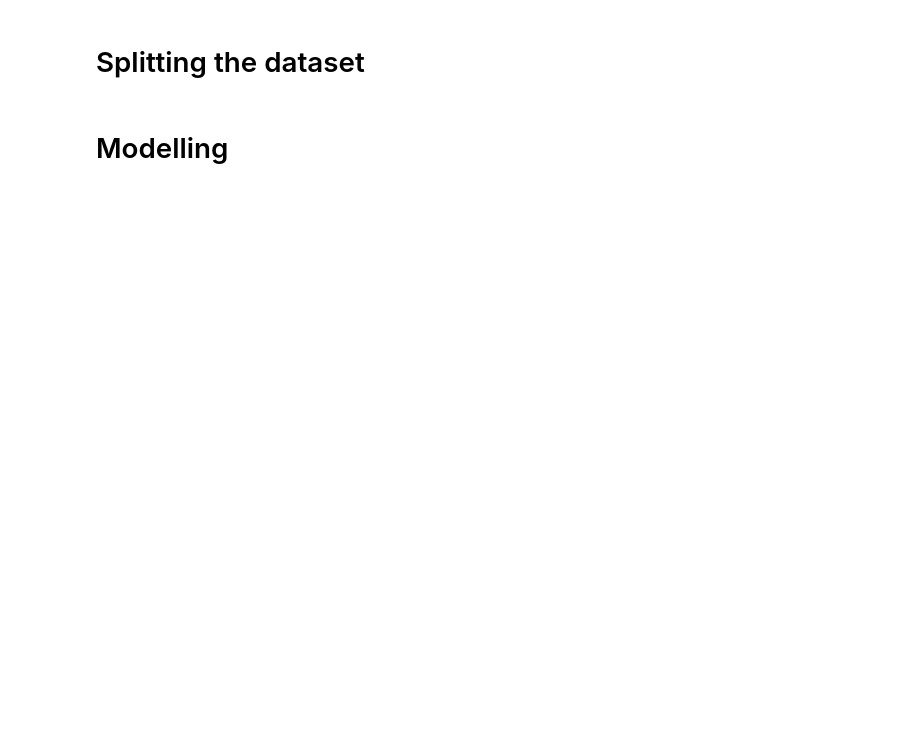
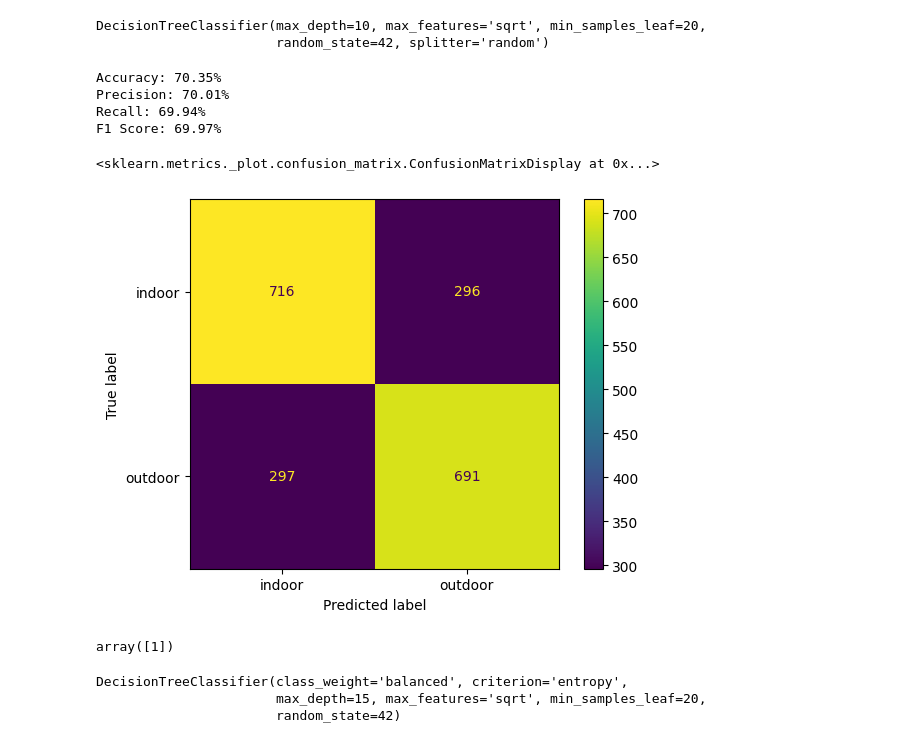
Before and after one commit to BhavyaPatel25/Museum-View-Detection, a Jupyter notebook: Decision Tree.ipynb, the cells around one changed output. Saved outputs shown, nothing was run; the diff lists cells and outputs as text; code cells hidden in the pictures; blank space fills up the shorter version.

```diff
--- a/Decision Tree.ipynb
+++ b/Decision Tree.ipynb
@@ -16,22 +19,65 @@ def load_images_from_folder(folder, label):
     labels = []
     for filename in os.listdir(folder):
         img = Image.open(os.path.join(folder, filename))
-        img = img.resize((224, 224))
-        img = img.convert('L')
-        img = np.array(img).flatten()
+        img = img.resize((64, 64))  # Resize images to a common size
+        img = img.convert('L')  # Convert to grayscale (optional)
+        img = np.array(img).flatten()  # Flatten the image to 1D array
         img = img/255
         images.append(img)
         labels.append(label)
     return images, labels
+# %%
+def load_images_from_folder(folder, label):
+    images = []
+    labels = []
+    for filename in os.listdir(folder):
+        img = Image.open(os.path.join(folder, filename))
+        img = img.resize((64, 64))  # Resize images to a common size
+        img = img.convert('L')  # Convert to grayscale (optional)
+        img = np.array(img).flatten()  # Flatten the image to 1D array
+        img = img/255
+        images.append(img)
+        labels.append(label)
+    return images, labels
 # %%
 indoor_train_images, indoor_train_labels = load_images_from_folder(indoor_train_path, label=0)
 outdoor_train_images, outdoor_train_labels = load_images_from_folder(outdoor_train_path, label=1)
 # %%
 X = np.array(indoor_train_images + outdoor_train_images)
 y = np.array(indoor_train_labels + outdoor_train_labels)
-# %% [markdown]
-# Splitting the dataset
 # %%
 X_train, X_test, y_train, y_test = train_test_split(X, y, test_size=0.2, random_state=42)
-# %% [markdown]
-# Modelling
+# %%
+model_1 = DecisionTreeClassifier(
+    criterion='gini',
+    splitter='random',
+    max_depth=10,
+    min_samples_split=2,
+    min_samples_leaf=20,
+    max_features='sqrt',
+    random_state=42
+)
+model_1.fit(X_train, y_train)
+# %% [output]
+DecisionTreeClassifier(max_depth=10, max_features='sqrt', min_samples_leaf=20,
+                       random_state=42, splitter='random')
+# %%
+y_pred = model_1.predict(X_test)
+
+accuracy = accuracy_score(y_test, y_pred)
+precision = precision_score(y_test,y_pred)
+recall = recall_score(y_test,y_pred)
+f1_score = f1_score(y_test,y_pred)
+
+print(f'Accuracy: {accuracy * 100:.2f}%')
+print(f'Precision: {precision * 100:.2f}%')
+print(f'Recall: {recall * 100:.2f}%')
+print(f'F1 Score: {f1_score * 100:.2f}%')
+ConfusionMatrixDisplay.from_predictions(y_test,y_pred,display_labels=['indoor','outdoor'])
+# %% [output]
+Accuracy: 70.35%
+Precision: 70.01%
+Recall: 69.94%
+F1 Score: 69.97%
+<sklearn.metrics._plot.confusion_matrix.ConfusionMatrixDisplay at 0x...>
+[figure, added]
@@ -37,0 +94,20 @@ X_train, X_test, y_train, y_test = train_test_split(X, y, test_size=0.2, random_
+# %%
+model_1.predict(my_img.reshape(1,-1))
+# %% [output]
+array([1])
+# %%
+model_2 = DecisionTreeClassifier(
+    criterion='entropy',
+    splitter='best',
+    max_depth=15,
+    min_samples_split=2,
+    min_samples_leaf=20,
+    max_features='sqrt',
+    class_weight='balanced',
+    random_state=42
+)
+model_2.fit(X_train, y_train)
+# %% [output]
+DecisionTreeClassifier(class_weight='balanced', criterion='entropy',
+                       max_depth=15, max_features='sqrt', min_samples_leaf=20,
+                       random_state=42)
```
Also changed, not shown: parts of 14 cells of this notebook, 1 other file.
